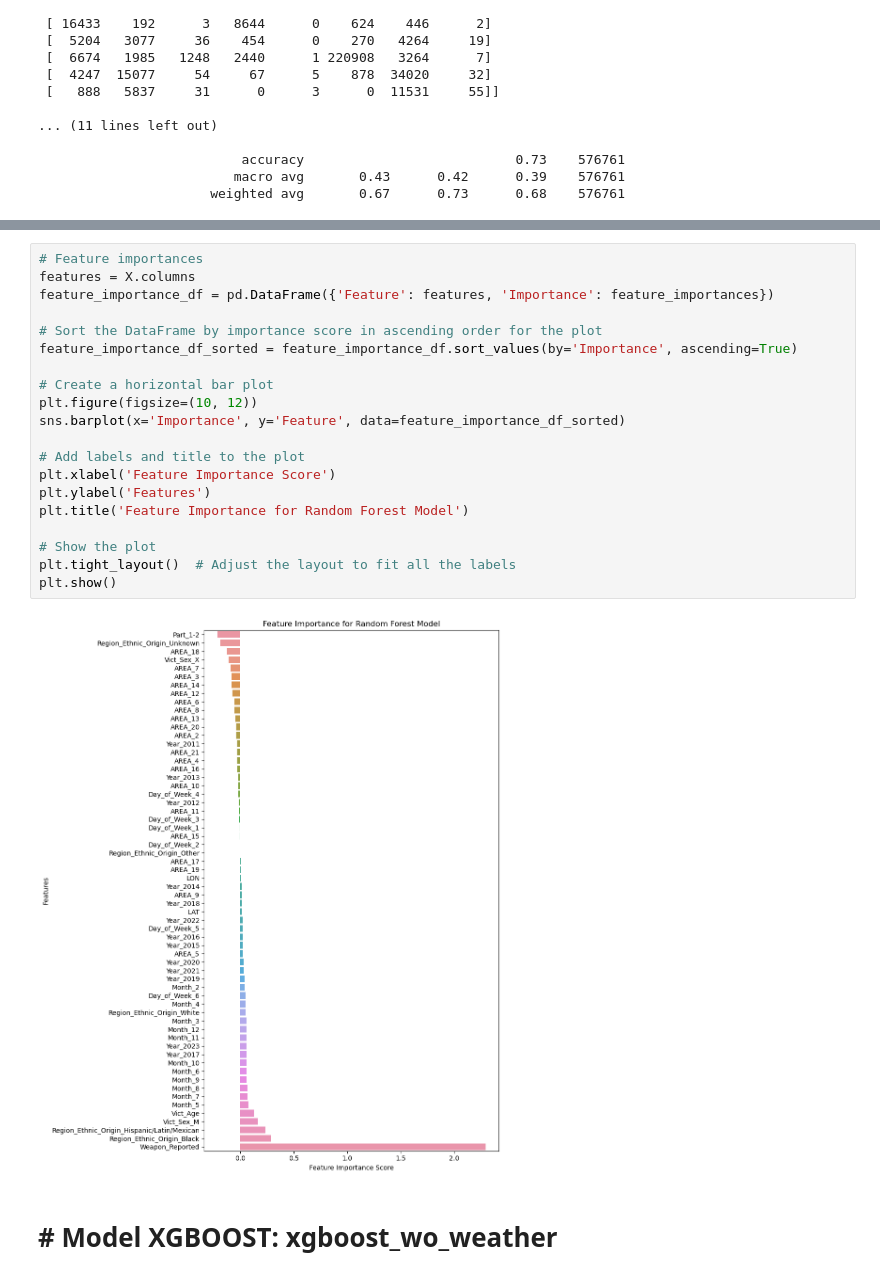
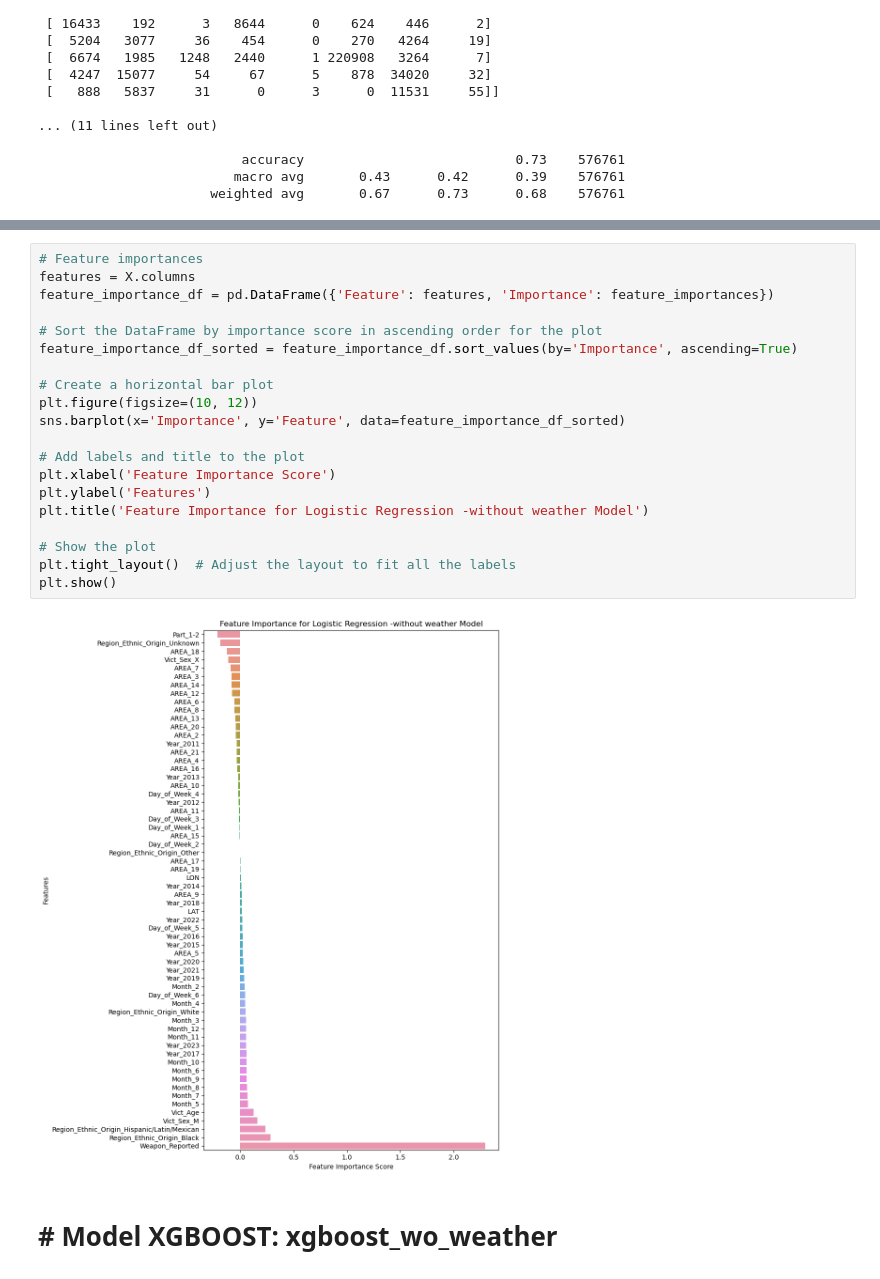
Before and after one commit to elijahcw-git/Capstone, a Jupyter notebook: 2-wo_weather-4-models.ipynb, the cells around one changed output, grey strips where cells are left out. Cells and saved outputs as stored; diff of their text form.

Commit message:
Corrected bar graph title
Some bar graphs were named incorrectly with models, this version should be corrected to its algorithm.

```diff
--- a/2-wo_weather-4-models.ipynb
+++ b/2-wo_weather-4-models.ipynb
@@ -163,25 +163,25 @@ Feature Importances:
 # %%
 # Feature importances
 features = X.columns
 feature_importance_df = pd.DataFrame({'Feature': features, 'Importance': feature_importances})
 
 # Sort the DataFrame by importance score in ascending order for the plot
 feature_importance_df_sorted = feature_importance_df.sort_values(by='Importance', ascending=True)
 
 # Create a horizontal bar plot
 plt.figure(figsize=(10, 12))
 sns.barplot(x='Importance', y='Feature', data=feature_importance_df_sorted)
 
 # Add labels and title to the plot
 plt.xlabel('Feature Importance Score')
 plt.ylabel('Features')
-plt.title('Feature Importance for Random Forest Model')
+plt.title('Feature Importance for Logistic Regression -without weather Model')
 
 # Show the plot
 plt.tight_layout()  # Adjust the layout to fit all the labels
 plt.show()
 # %% [output]
-[figure, old version]
+[figure, new version]
 # %% [markdown]
 # # Model XGBOOST: xgboost_wo_weather
 # %%
```
Also changed, not shown: parts of 4 cells of this notebook, 3 other files.
